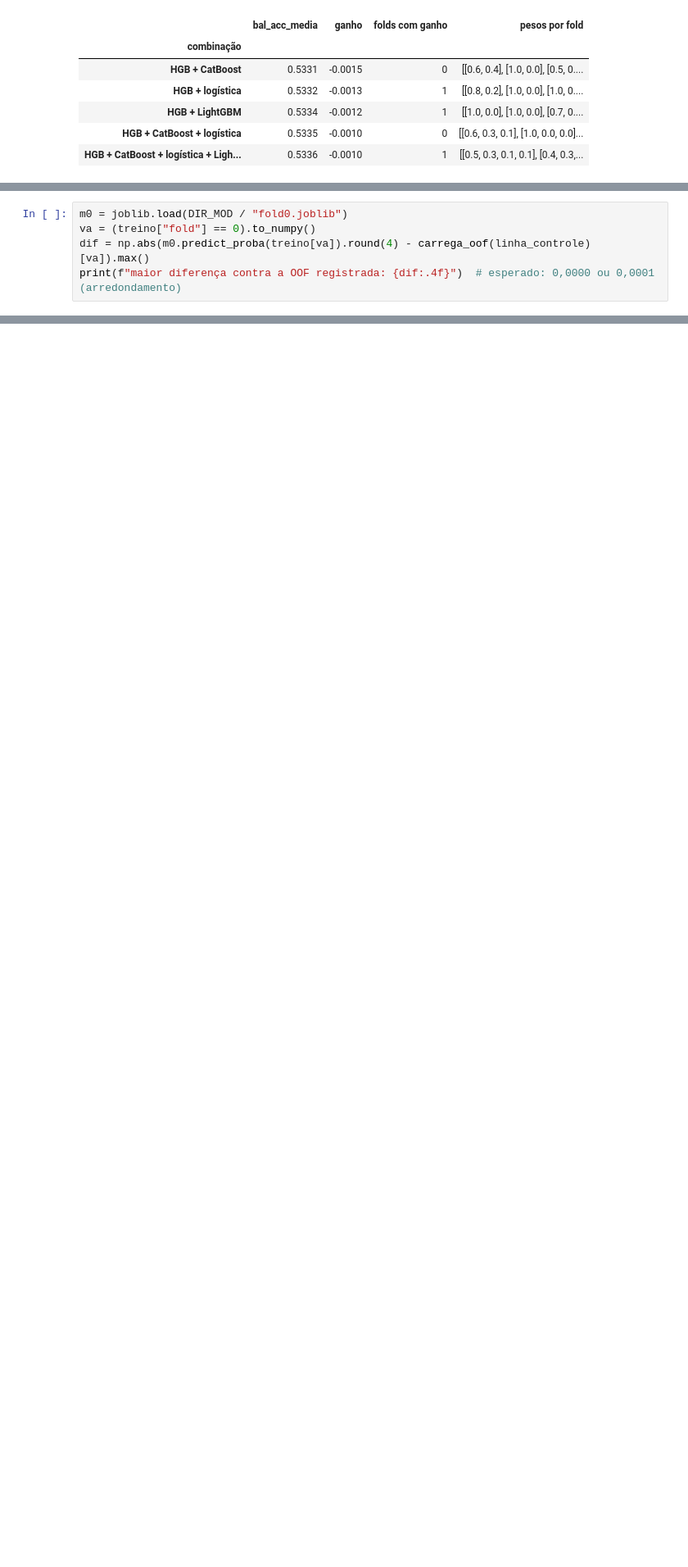
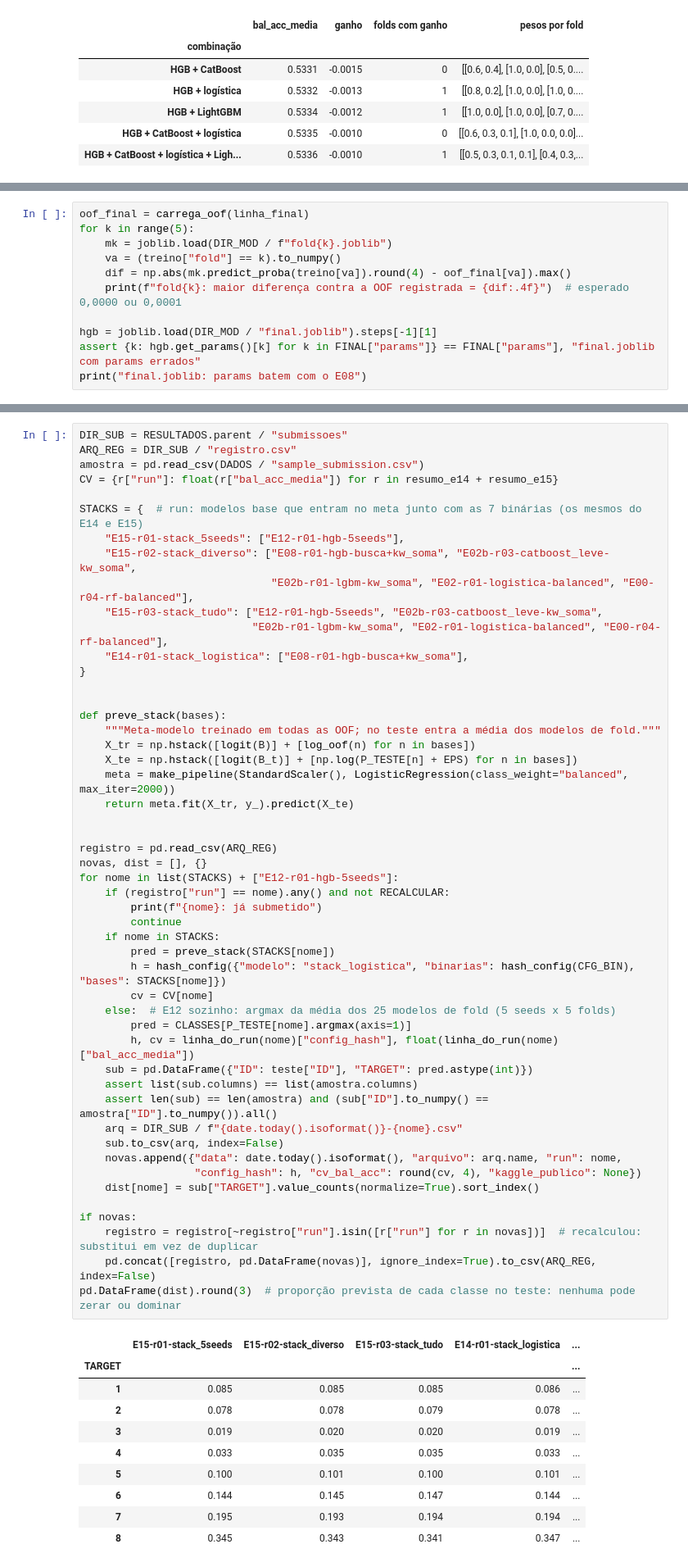
Before and after one commit to DereoDuran/inf0619-final, a Jupyter notebook: 02_modeling.ipynb, the cells around one changed output, grey strips where cells are left out. Shown at 82% size. Drawn from its saved outputs; the diff is of its cells as text; blank space fills up the shorter version.

```diff
--- a/02_modeling.ipynb
+++ b/02_modeling.ipynb
@@ -784,8 +814,14 @@ print(sorted(p.name for p in DIR_MOD.iterdir()))
 # %% [output]
 ['final.joblib', 'final.json', 'fold0.joblib', 'fold1.joblib', 'fold2.joblib', 'fold3.joblib', 'fold4.joblib']
 # %%
-m0 = joblib.load(DIR_MOD / "fold0.joblib")
-va = (treino["fold"] == 0).to_numpy()
-dif = np.abs(m0.predict_proba(treino[va]).round(4) - carrega_oof(linha_controle)[va]).max()
-print(f"maior diferença contra a OOF registrada: {dif:.4f}")  # esperado: 0,0000 ou 0,0001 (arredondamento)
+oof_final = carrega_oof(linha_final)
+for k in range(5):
+    mk = joblib.load(DIR_MOD / f"fold{k}.joblib")
+    va = (treino["fold"] == k).to_numpy()
+    dif = np.abs(mk.predict_proba(treino[va]).round(4) - oof_final[va]).max()
+    print(f"fold{k}: maior diferença contra a OOF registrada = {dif:.4f}")  # esperado 0,0000 ou 0,0001
+
+hgb = joblib.load(DIR_MOD / "final.joblib").steps[-1][1]
+assert {k: hgb.get_params()[k] for k in FINAL["params"]} == FINAL["params"], "final.joblib com params errados"
+print("final.joblib: params batem com o E08")
 # %% [output]
@@ -847,0 +1102,61 @@ Salvo em `resultados/modelos/`: o modelo treinado no treino inteiro (`final.jobl
+# %%
+DIR_SUB = RESULTADOS.parent / "submissoes"
+ARQ_REG = DIR_SUB / "registro.csv"
+amostra = pd.read_csv(DADOS / "sample_submission.csv")
+CV = {r["run"]: float(r["bal_acc_media"]) for r in resumo_e14 + resumo_e15}
+
+STACKS = {  # run: modelos base que entram no meta junto com as 7 binárias (os mesmos do E14 e E15)
+    "E15-r01-stack_5seeds": ["E12-r01-hgb-5seeds"],
+    "E15-r02-stack_diverso": ["E08-r01-hgb-busca+kw_soma", "E02b-r03-catboost_leve-kw_soma",
+                              "E02b-r01-lgbm-kw_soma", "E02-r01-logistica-balanced", "E00-r04-rf-balanced"],
+    "E15-r03-stack_tudo": ["E12-r01-hgb-5seeds", "E02b-r03-catboost_leve-kw_soma",
+                           "E02b-r01-lgbm-kw_soma", "E02-r01-logistica-balanced", "E00-r04-rf-balanced"],
+    "E14-r01-stack_logistica": ["E08-r01-hgb-busca+kw_soma"],
+}
+
+
+def preve_stack(bases):
+    """Meta-modelo treinado em todas as OOF; no teste entra a média dos modelos de fold."""
+    X_tr = np.hstack([logit(B)] + [log_oof(n) for n in bases])
+    X_te = np.hstack([logit(B_t)] + [np.log(P_TESTE[n] + EPS) for n in bases])
+    meta = make_pipeline(StandardScaler(), LogisticRegression(class_weight="balanced", max_iter=2000))
+    return meta.fit(X_tr, y_).predict(X_te)
+
+
+registro = pd.read_csv(ARQ_REG)
+novas, dist = [], {}
+for nome in list(STACKS) + ["E12-r01-hgb-5seeds"]:
+    if (registro["run"] == nome).any() and not RECALCULAR:
+        print(f"{nome}: já submetido")
+        continue
+    if nome in STACKS:
+        pred = preve_stack(STACKS[nome])
+        h = hash_config({"modelo": "stack_logistica", "binarias": hash_config(CFG_BIN), "bases": STACKS[nome]})
+        cv = CV[nome]
+    else:  # E12 sozinho: argmax da média dos 25 modelos de fold (5 seeds x 5 folds)
+        pred = CLASSES[P_TESTE[nome].argmax(axis=1)]
+        h, cv = linha_do_run(nome)["config_hash"], float(linha_do_run(nome)["bal_acc_media"])
+    sub = pd.DataFrame({"ID": teste["ID"], "TARGET": pred.astype(int)})
+    assert list(sub.columns) == list(amostra.columns)
+    assert len(sub) == len(amostra) and (sub["ID"].to_numpy() == amostra["ID"].to_numpy()).all()
+    arq = DIR_SUB / f"{date.today().isoformat()}-{nome}.csv"
+    sub.to_csv(arq, index=False)
+    novas.append({"data": date.today().isoformat(), "arquivo": arq.name, "run": nome,
+                  "config_hash": h, "cv_bal_acc": round(cv, 4), "kaggle_publico": None})
+    dist[nome] = sub["TARGET"].value_counts(normalize=True).sort_index()
+
+if novas:
+    registro = registro[~registro["run"].isin([r["run"] for r in novas])]  # recalculou: substitui em vez de duplicar
+    pd.concat([registro, pd.DataFrame(novas)], ignore_index=True).to_csv(ARQ_REG, index=False)
+pd.DataFrame(dist).round(3)  # proporção prevista de cada classe no teste: nenhuma pode zerar ou dominar
+# %% [output]
+|  | E15-r01-stack_5seeds | E15-r02-stack_diverso | E15-r03-stack_tudo | E14-r01-stack_logistica | ... |
+| TARGET |  |  |  |  | ... |
+| 1 | 0.085 | 0.085 | 0.085 | 0.086 | ... |
+| 2 | 0.078 | 0.078 | 0.079 | 0.078 | ... |
+| 3 | 0.019 | 0.020 | 0.020 | 0.019 | ... |
+| 4 | 0.033 | 0.035 | 0.035 | 0.033 | ... |
+| 5 | 0.100 | 0.101 | 0.100 | 0.101 | ... |
+| 6 | 0.144 | 0.145 | 0.147 | 0.144 | ... |
+| 7 | 0.195 | 0.193 | 0.194 | 0.194 | ... |
+| 8 | 0.345 | 0.343 | 0.341 | 0.347 | ... |
```
Also changed, not shown: parts of 31 cells of this notebook, 26 other files.
